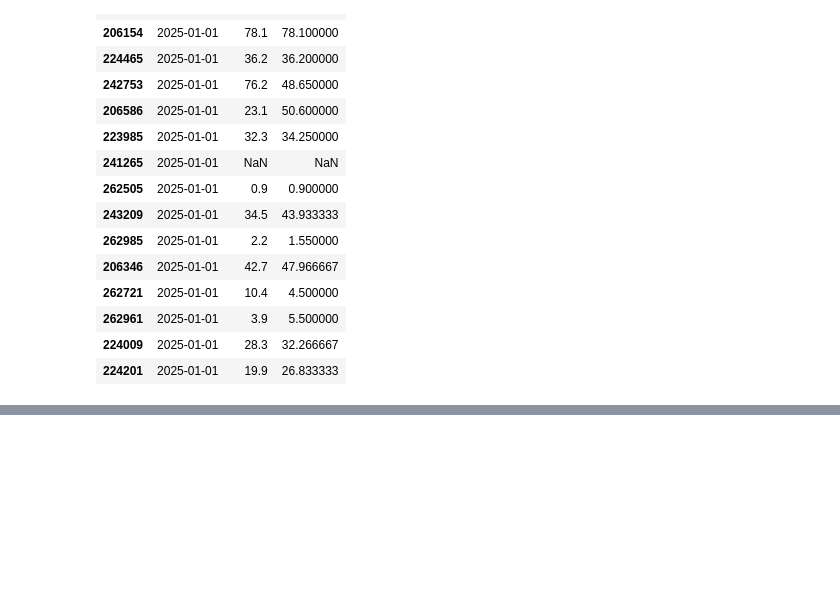
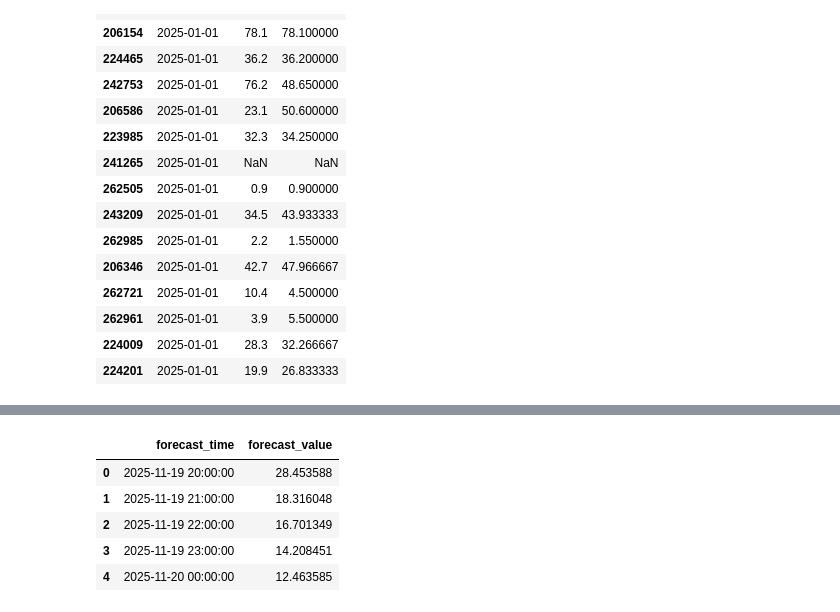
Before and after one commit to JayaSaiKishore7/AirQuality_AnalysisFR, a Jupyter notebook: notebooks/EDA.ipynb, the cells around one changed output, grey strips where cells are left out. Cells and saved outputs as stored; diff of their text form; code cells hidden in the pictures; blank space fills up the shorter version.

```diff
--- a/notebooks/EDA.ipynb
+++ b/notebooks/EDA.ipynb
@@ -1313,0 +908,12 @@ comparison
+# %%
+from sklearn.ensemble import RandomForestRegressor
+
+rf_model = RandomForestRegressor(
+    n_estimators=300,
+    max_depth=None,
+    random_state=42,
+    n_jobs=-1
+)
+
+rf_model.fit(X_train, y_train)
+rf_pred = rf_model.predict(X_test)
@@ -1313,0 +1065,12 @@ comparison
+# %%
+df_sample = df_sample.sort_values("date")
+
+forecast_df = forecast_next_24(df_sample, best_model)
+forecast_df.head()
+# %% [output]
+|  | forecast_time | forecast_value |
+| 0 | 2025-11-19 20:00:00 | 28.453588 |
+| 1 | 2025-11-19 21:00:00 | 18.316048 |
+| 2 | 2025-11-19 22:00:00 | 16.701349 |
+| 3 | 2025-11-19 23:00:00 | 14.208451 |
+| 4 | 2025-11-20 00:00:00 | 12.463585 |
```
Also changed, not shown: parts of 72 cells of this notebook, 2 other files.
